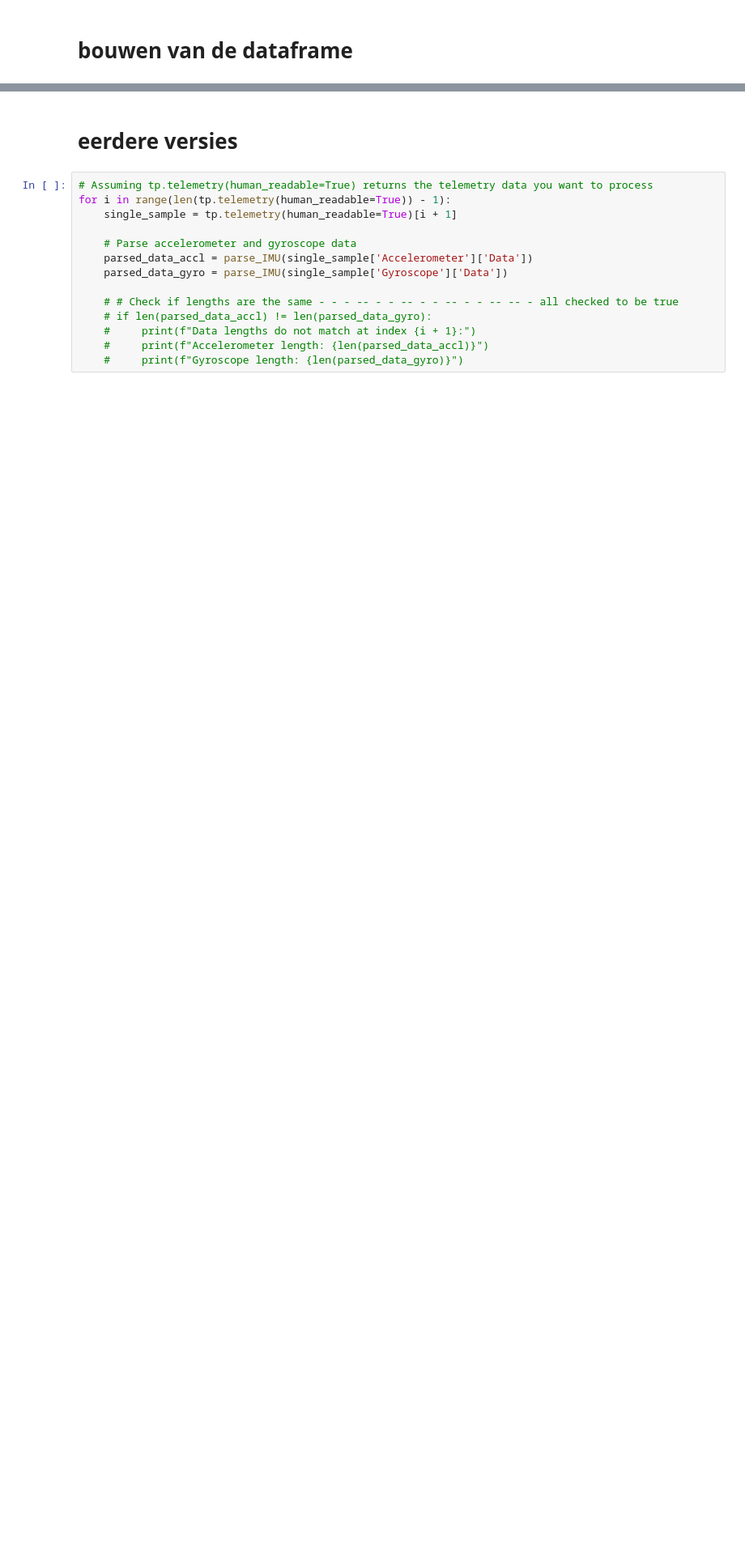
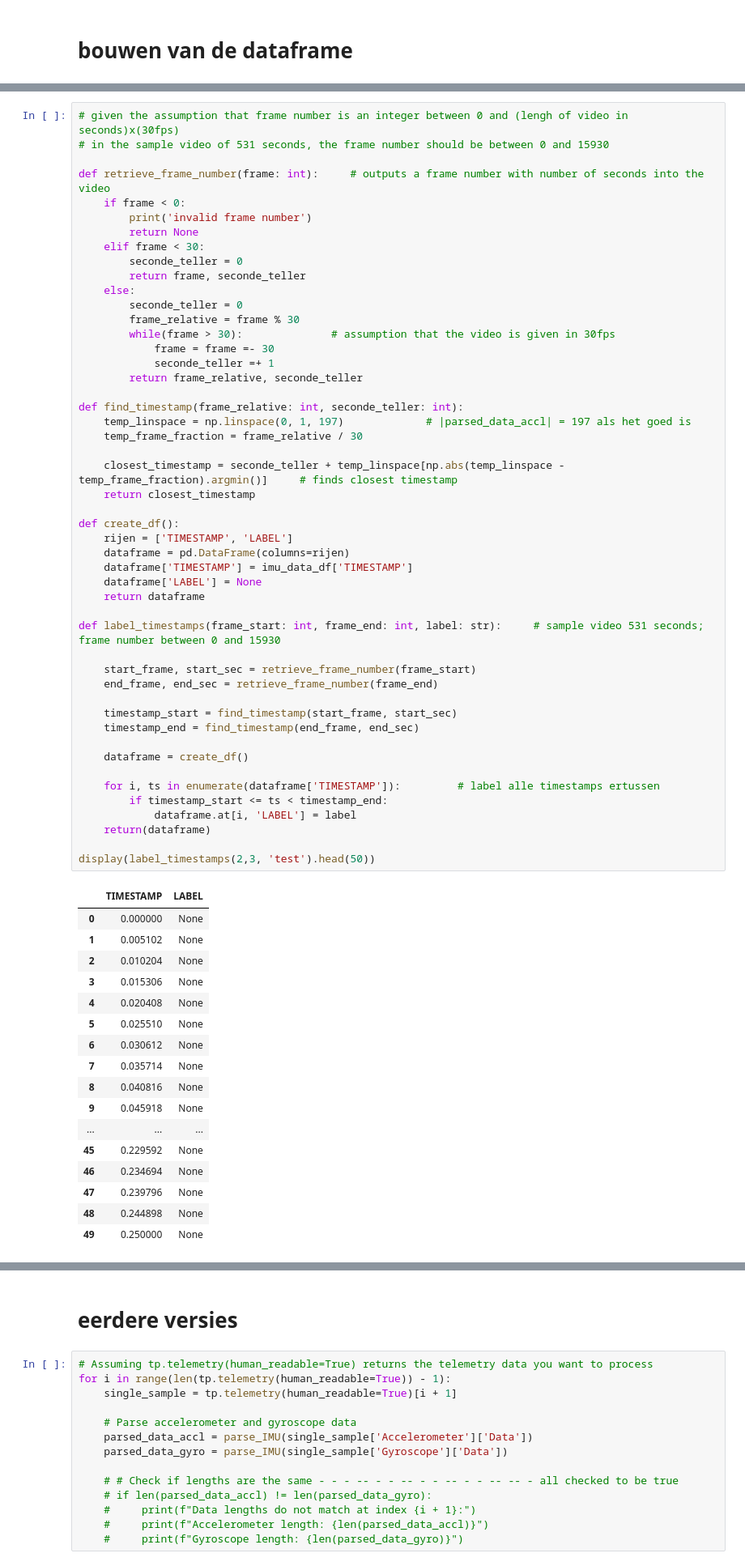
Before and after one commit to Interactive-Telemetry-for-Design/interactive-telemetry-for-design, a Jupyter notebook: notebooks/gpmf_extraction.ipynb, the cells around one changed output, grey strips where cells are left out. Shown at 81% size. Saved outputs shown, nothing was run; the diff lists cells and outputs as text; blank space fills up the shorter version.

```diff
--- a/notebooks/gpmf_extraction.ipynb
+++ b/notebooks/gpmf_extraction.ipynb
@@ -137,0 +168,67 @@ display(imu_data_df)
+# %%
+# given the assumption that frame number is an integer between 0 and (lengh of video in seconds)x(30fps)
+# in the sample video of 531 seconds, the frame number should be between 0 and 15930
+
+def retrieve_frame_number(frame: int):     # outputs a frame number with number of seconds into the video
+    if frame < 0:
+        print('invalid frame number')
+        return None
+    elif frame < 30:
+        seconde_teller = 0
+        return frame, seconde_teller
+    else:
+        seconde_teller = 0
+        frame_relative = frame % 30
+        while(frame > 30):              # assumption that the video is given in 30fps
+            frame = frame =- 30
+            seconde_teller =+ 1
+        return frame_relative, seconde_teller
+
+def find_timestamp(frame_relative: int, seconde_teller: int):
+    temp_linspace = np.linspace(0, 1, 197)             # |parsed_data_accl| = 197 als het goed is
+    temp_frame_fraction = frame_relative / 30
+
+    closest_timestamp = seconde_teller + temp_linspace[np.abs(temp_linspace - temp_frame_fraction).argmin()]     # finds closest timestamp
+    return closest_timestamp
+
+def create_df():
+    rijen = ['TIMESTAMP', 'LABEL']
+    dataframe = pd.DataFrame(columns=rijen)
+    dataframe['TIMESTAMP'] = imu_data_df['TIMESTAMP']
+    dataframe['LABEL'] = None
+    return dataframe
+
+def label_timestamps(frame_start: int, frame_end: int, label: str):     # sample video 531 seconds; frame number between 0 and 15930
+
+    start_frame, start_sec = retrieve_frame_number(frame_start)
+    end_frame, end_sec = retrieve_frame_number(frame_end)
+
+    timestamp_start = find_timestamp(start_frame, start_sec)
+    timestamp_end = find_timestamp(end_frame, end_sec)
+
+    dataframe = create_df()
+
+    for i, ts in enumerate(dataframe['TIMESTAMP']):         # label alle timestamps ertussen
+        if timestamp_start <= ts < timestamp_end:
+            dataframe.at[i, 'LABEL'] = label
+    return(dataframe)
+
+display(label_timestamps(2,3, 'test').head(50))
+# %% [output]
+|  | TIMESTAMP | LABEL |
+| 0 | 0.000000 | None |
+| 1 | 0.005102 | None |
+| 2 | 0.010204 | None |
+| 3 | 0.015306 | None |
+| 4 | 0.020408 | None |
+| 5 | 0.025510 | None |
+| 6 | 0.030612 | None |
+| 7 | 0.035714 | None |
+| 8 | 0.040816 | None |
+| 9 | 0.045918 | None |
+| ... | ... | ... |
+| 45 | 0.229592 | None |
+| 46 | 0.234694 | None |
+| 47 | 0.239796 | None |
+| 48 | 0.244898 | None |
+| 49 | 0.250000 | None |
```
Also changed, not shown: parts of 7 cells of this notebook.
